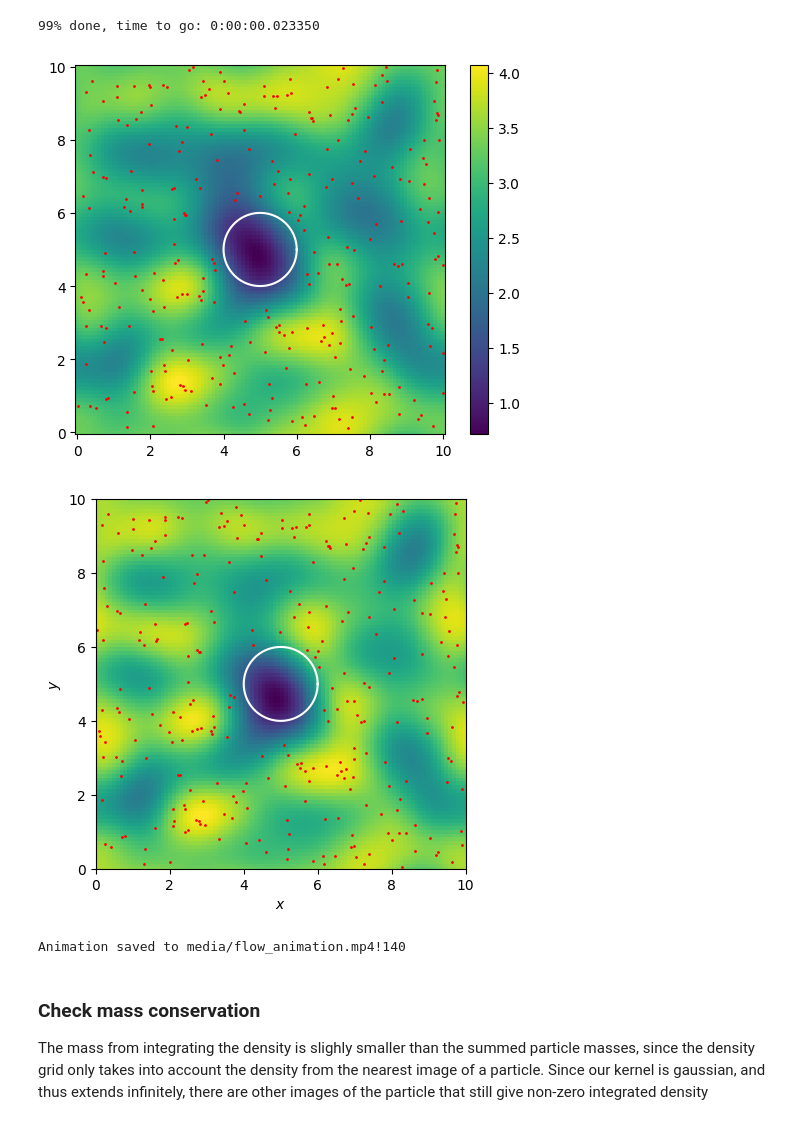
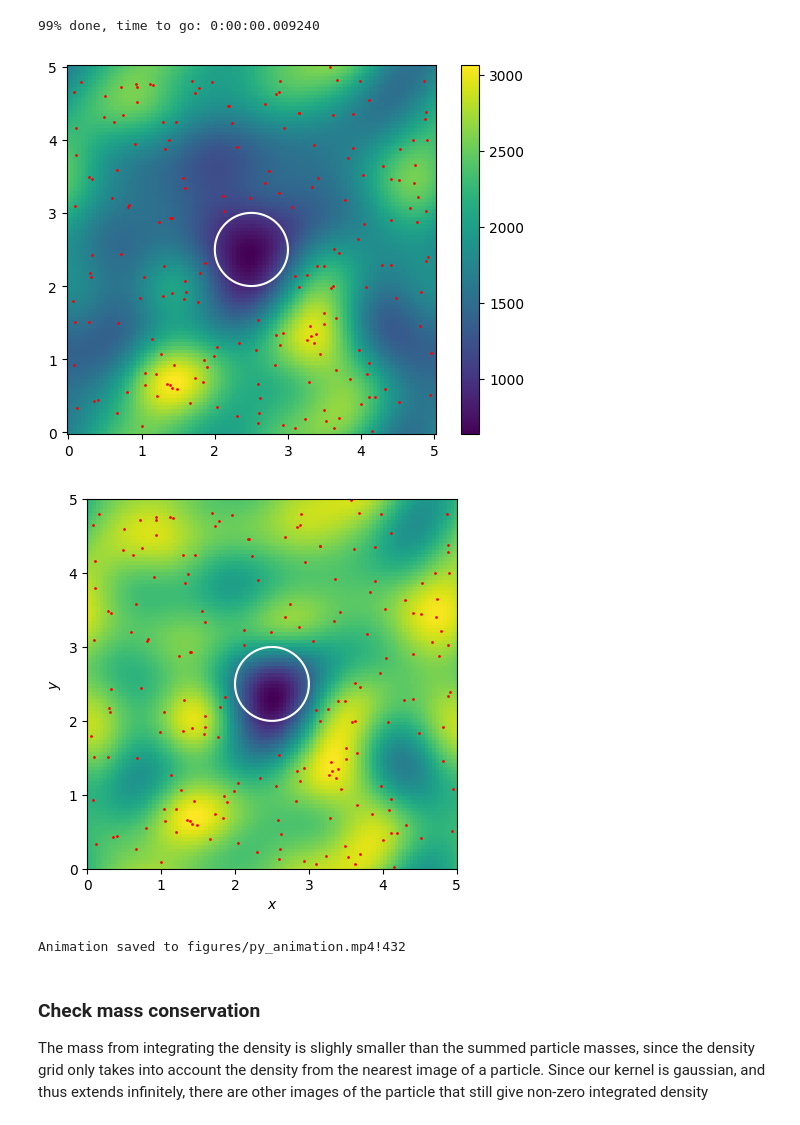
Before and after one commit to slagnews/drag_sph, a Jupyter notebook: sph_test.ipynb, the cells around one changed output. Saved outputs shown, nothing was run; the diff lists cells and outputs as text; code cells hidden in the pictures.

```diff
--- a/sph_test.ipynb
+++ b/sph_test.ipynb
@@ -6,22 +6,22 @@ from sph import integrate, animate_particles, get_density_grid
 # %%
 np.random.seed(0)
 
-no_particles = 300#990
+no_particles = 200
 no_steps = 100
-L = 10
-h = 1#0.5
-v_th = 1 # initial random velocities of particles
+L = 5
+h = 0.6
+v_th = 0 # initial random velocities of particles
 v0 = 10 # initial flow speed
-dt = 0.0001 #0.01 # timestep
-c_s = 100#0.1 #speed of sound
+dt = 0.01 # timestep
+c_s = 0.1 #speed of sound
 gamma = 7
-mi = 1
+mi = 250
 
 rho0 = no_particles*mi/L**2 # Set equilibrium density to the mean density
 
-central_object = {"radius": 1,
+central_object = {"radius": 0.5,
           "boundary_width": 0.1,
-          "max_force": 10000}
+          "max_force": 1000}
 
 # Initialize random positions and velocities
 initial_positions = np.random.random(size=(no_particles,2))*L
@@ -44,29 +44,26 @@ else:
     positions = data["positions"]
     velocities = data["velocities"]
 # %% [output]
-99% done, time to go: 0:00:00.023350
+99% done, time to go: 0:00:00.009240
 # %%
 fig, ax = plt.subplots()
-idx = -1
+idx = 0
 
-is_ghost = np.zeros(len(initial_positions), dtype=bool)
-
-x,y,rho = get_density_grid(positions[idx],masses,L,h,is_ghost=is_ghost)
+x,y,rho = get_density_grid(positions[idx],masses,L,h)
 im = ax.pcolor(x,y,rho)
-ax.scatter(positions[idx,~is_ghost,0], positions[idx,~is_ghost,1], s=1, color="red")
-ax.scatter(positions[idx,is_ghost,0], positions[idx,is_ghost,1], s=1, color="white")
+ax.scatter(positions[idx,:,0], positions[idx,:,1], s=1, color="red")
 ax.set_aspect("equal")
 theta = np.linspace(0,2*np.pi,100)
 ax.plot(L/2+central_object["radius"]*np.cos(theta),L/2+central_object["radius"]*np.sin(theta),color="white")
 fig.colorbar(im, ax=ax)
 plt.show()
 # %% [output]
-[figure, old version]
+[figure, new version]
 # %%
-animate_particles(positions[::10], velocities, masses, L, h, fps=10, central_object=central_object, field="velocity", file_name="figures/flow_animation.mp4")
+animate_particles(positions[::10], velocities, masses, L, h, fps=10, central_object=central_object, field="velocity", file_name="figures/py_animation.mp4")
 # %% [output]
-[figure, old version]
+[figure, new version]
-Animation saved to media/flow_animation.mp4!140
+Animation saved to figures/py_animation.mp4!432
 # %% [markdown]
 ### Check mass conservation
 The mass from integrating the density is slighly smaller than the summed particle masses, since the density grid only takes into account the density from the nearest image of a particle. Since our kernel is gaussian, and thus extends infinitely, there are other images of the particle that still give non-zero  integrated density
```
Also changed, not shown: 8 other files.
